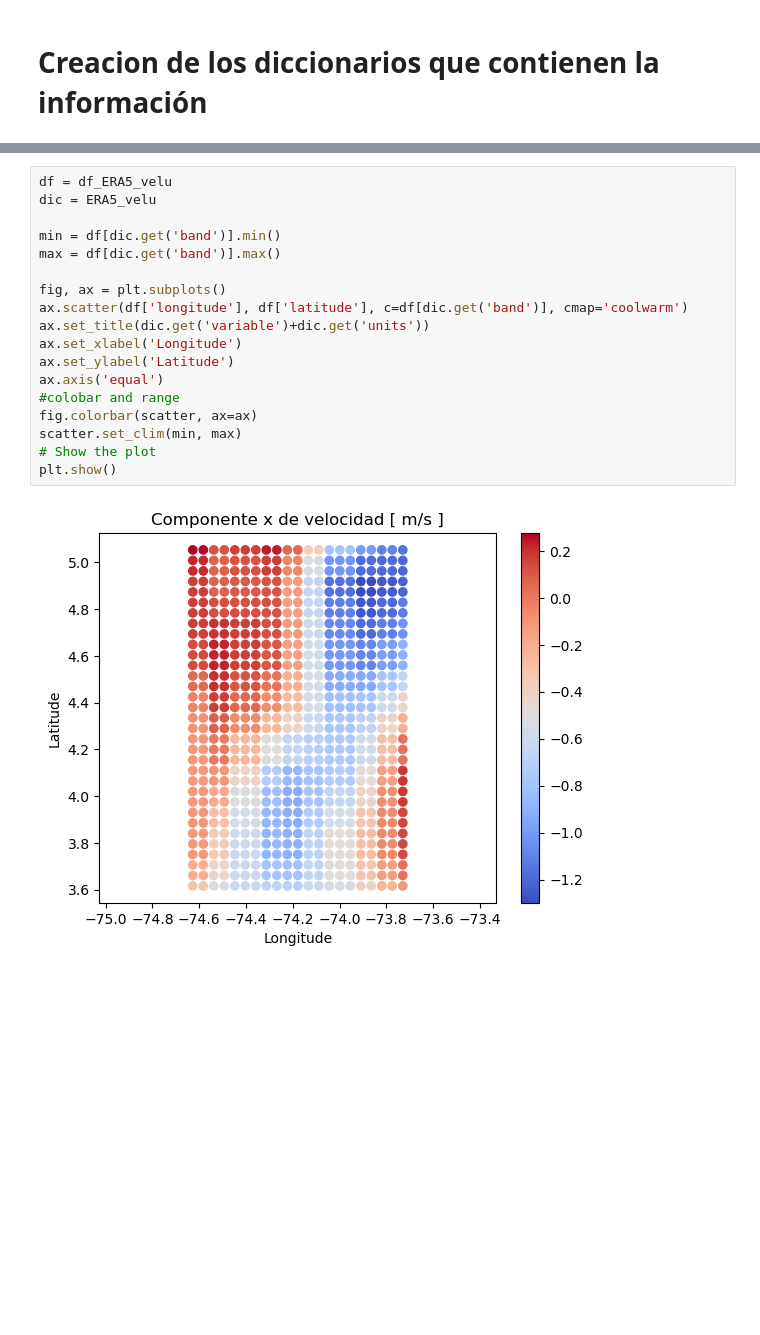
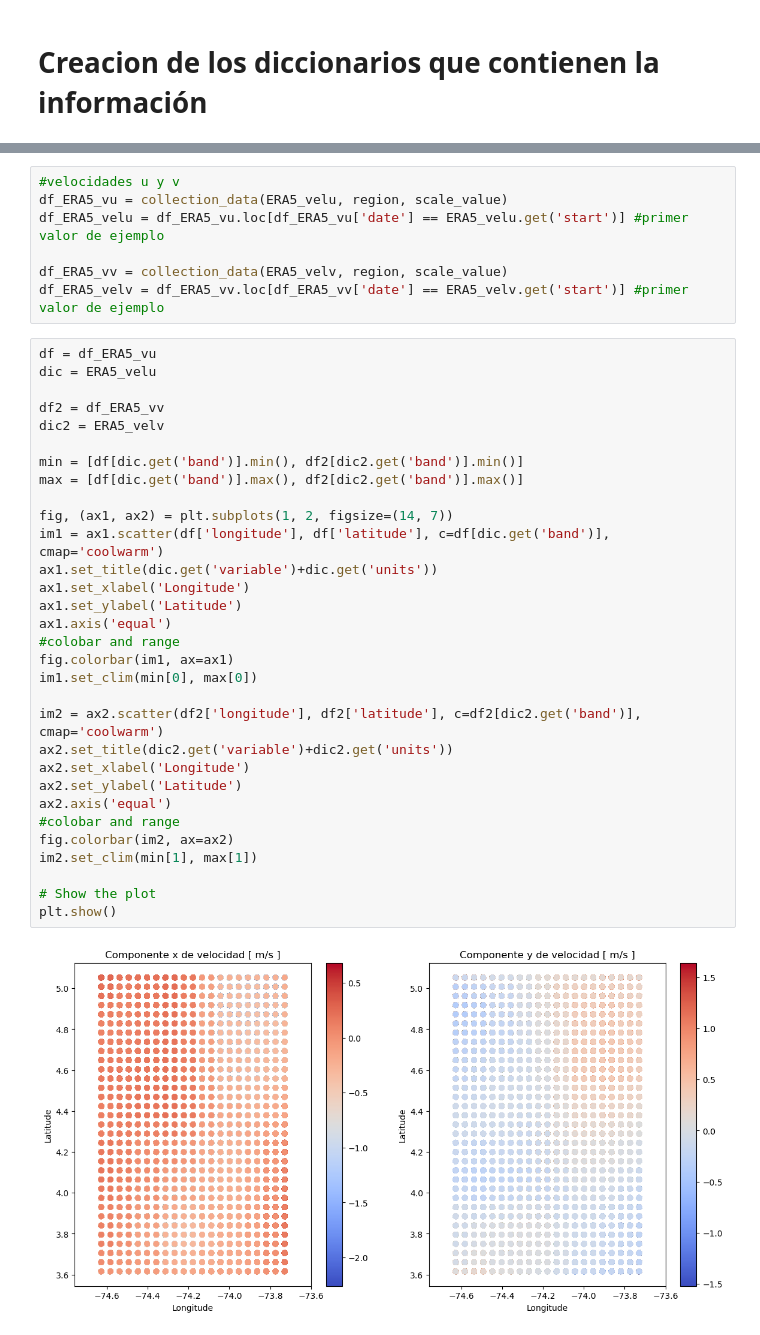
Before and after one commit to seforeros/renewable_BOG, a Jupyter notebook: gee_data_information/GEE_ERA5_data.ipynb, the cells around one changed output, grey strips where cells are left out. Cells and saved outputs as stored; diff of their text form; blank space fills up the shorter version.

```diff
--- a/gee_data_information/GEE_ERA5_data.ipynb
+++ b/gee_data_information/GEE_ERA5_data.ipynb
@@ -119,23 +147,43 @@ scatter.set_clim(min, max)
 plt.show()
 # %% [output]
 [figure]
+# %%
+#velocidades u y v
+df_ERA5_vu = collection_data(ERA5_velu, region, scale_value)
+df_ERA5_velu = df_ERA5_vu.loc[df_ERA5_vu['date'] == ERA5_velu.get('start')] #primer valor de ejemplo
+
+df_ERA5_vv = collection_data(ERA5_velv, region, scale_value)
+df_ERA5_velv = df_ERA5_vv.loc[df_ERA5_vv['date'] == ERA5_velv.get('start')] #primer valor de ejemplo
 # %%
-df = df_ERA5_velu
+df = df_ERA5_vu
 dic = ERA5_velu
 
-min = df[dic.get('band')].min()
-max = df[dic.get('band')].max()
+df2 = df_ERA5_vv
+dic2 = ERA5_velv
 
-fig, ax = plt.subplots()
-ax.scatter(df['longitude'], df['latitude'], c=df[dic.get('band')], cmap='coolwarm')
-ax.set_title(dic.get('variable')+dic.get('units'))
-ax.set_xlabel('Longitude')
-ax.set_ylabel('Latitude')
-ax.axis('equal')
+min = [df[dic.get('band')].min(), df2[dic2.get('band')].min()]
+max = [df[dic.get('band')].max(), df2[dic2.get('band')].max()]
+
+fig, (ax1, ax2) = plt.subplots(1, 2, figsize=(14, 7))
+im1 = ax1.scatter(df['longitude'], df['latitude'], c=df[dic.get('band')], cmap='coolwarm')
+ax1.set_title(dic.get('variable')+dic.get('units'))
+ax1.set_xlabel('Longitude')
+ax1.set_ylabel('Latitude')
+ax1.axis('equal')
 #colobar and range
-fig.colorbar(scatter, ax=ax)
-scatter.set_clim(min, max)
+fig.colorbar(im1, ax=ax1)
+im1.set_clim(min[0], max[0])
+
+im2 = ax2.scatter(df2['longitude'], df2['latitude'], c=df2[dic2.get('band')], cmap='coolwarm')
+ax2.set_title(dic2.get('variable')+dic2.get('units'))
+ax2.set_xlabel('Longitude')
+ax2.set_ylabel('Latitude')
+ax2.axis('equal')
+#colobar and range
+fig.colorbar(im2, ax=ax2)
+im2.set_clim(min[1], max[1])
+
 # Show the plot
 plt.show()
 # %% [output]
-[figure, old version]
+[figure, new version]
```
Also changed, not shown: parts of 16 cells of this notebook, 7 other files.
